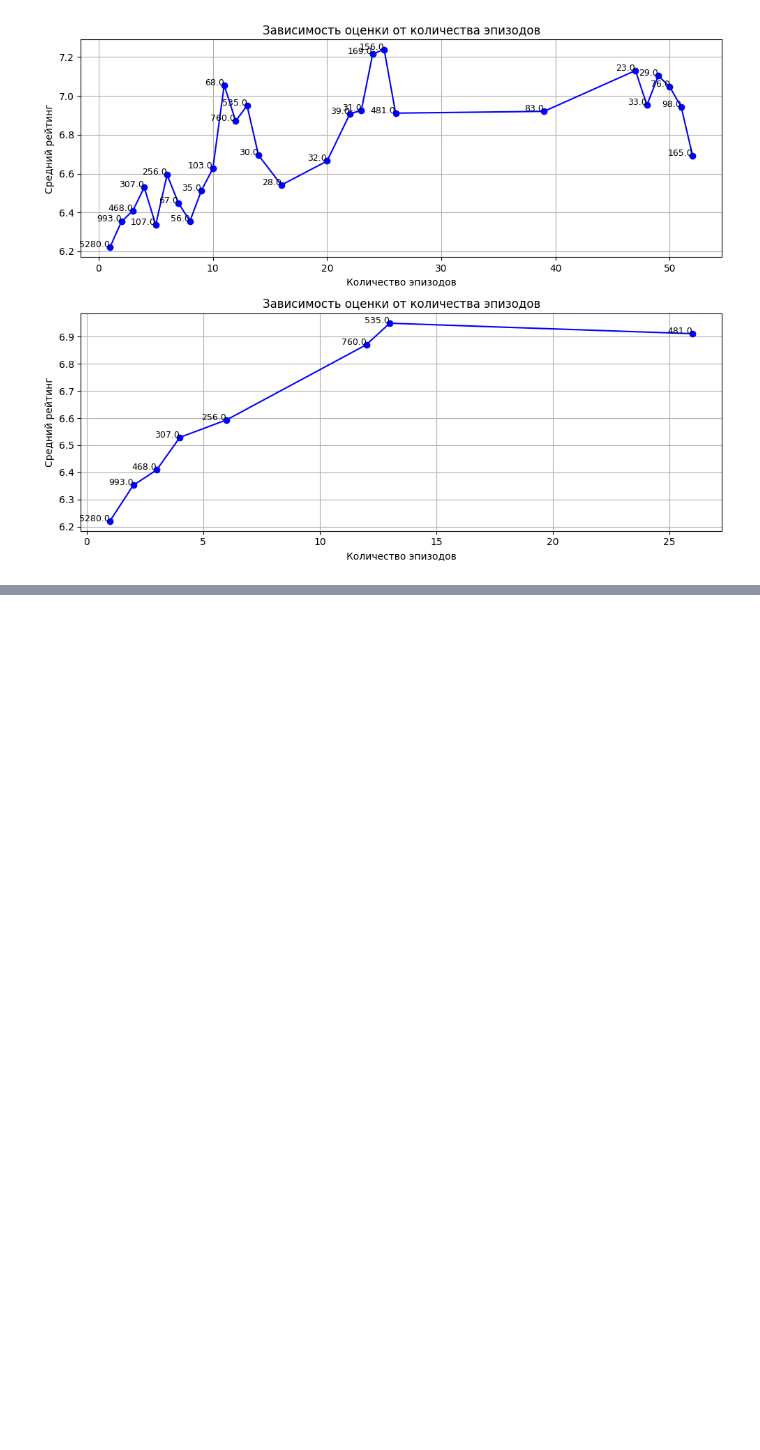
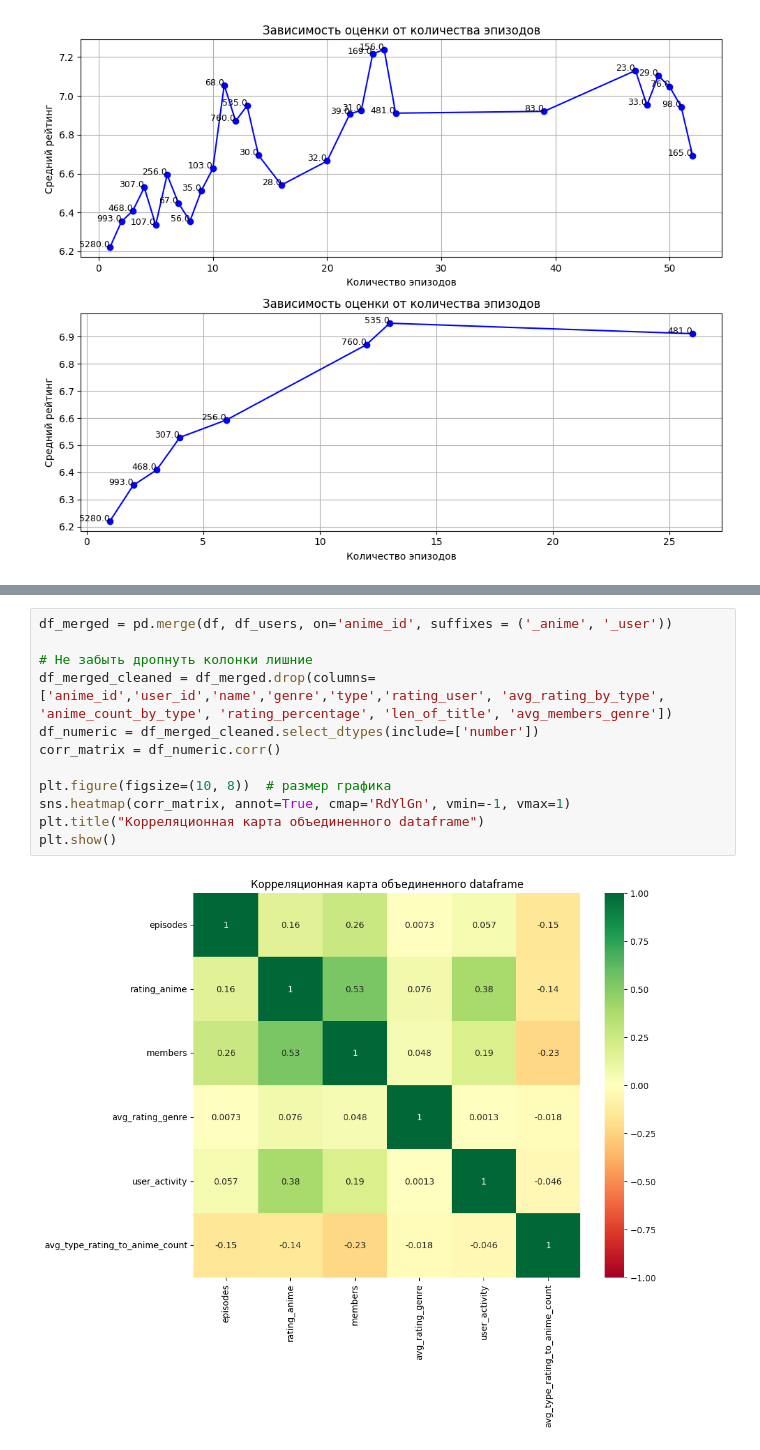
Before and after one commit to LlirikOknessu/tpu-8e22-ML-course, a Jupyter notebook: Bastrikov_Ignat/lb1.ipynb, the cells around one changed output, grey strips where cells are left out. Saved outputs shown, nothing was run; the diff lists cells and outputs as text; blank space fills up the shorter version.

```diff
--- a/Bastrikov_Ignat/lb1.ipynb
+++ b/Bastrikov_Ignat/lb1.ipynb
@@ -432,3 +451,17 @@ plt.show()
+# %%
+df_merged = pd.merge(df, df_users, on='anime_id', suffixes = ('_anime', '_user'))
+
+# Не забыть дропнуть колонки лишние
+df_merged_cleaned = df_merged.drop(columns=['anime_id','user_id','name','genre','type','rating_user', 'avg_rating_by_type', 'anime_count_by_type', 'rating_percentage', 'len_of_title', 'avg_members_genre'])
+df_numeric = df_merged_cleaned.select_dtypes(include=['number'])
+corr_matrix = df_numeric.corr()
+
+plt.figure(figsize=(10, 8))  # размер графика
+sns.heatmap(corr_matrix, annot=True, cmap='RdYlGn', vmin=-1, vmax=1)
+plt.title("Корреляционная карта объединенного dataframe")
+plt.show()
+# %% [output]
+[figure, added]
 # %%
 '''
 Вывод:
```
Also changed, not shown: parts of 36 cells of this notebook, 11 other files.
